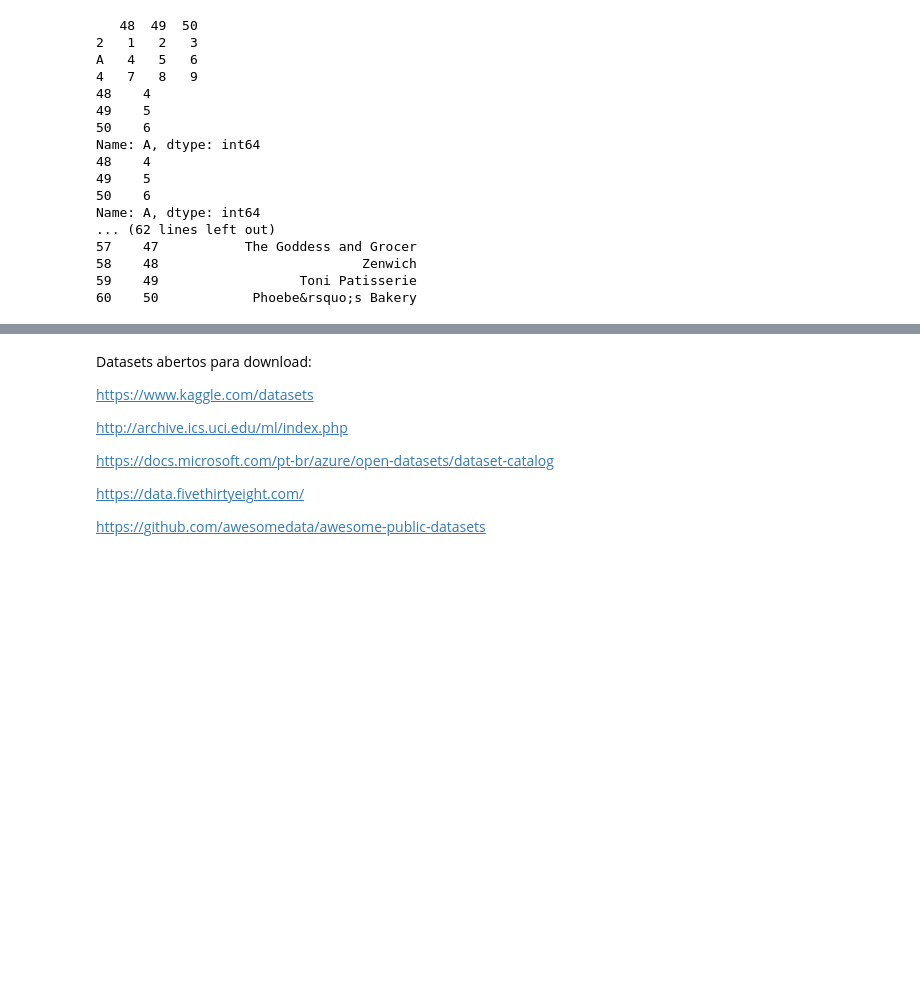
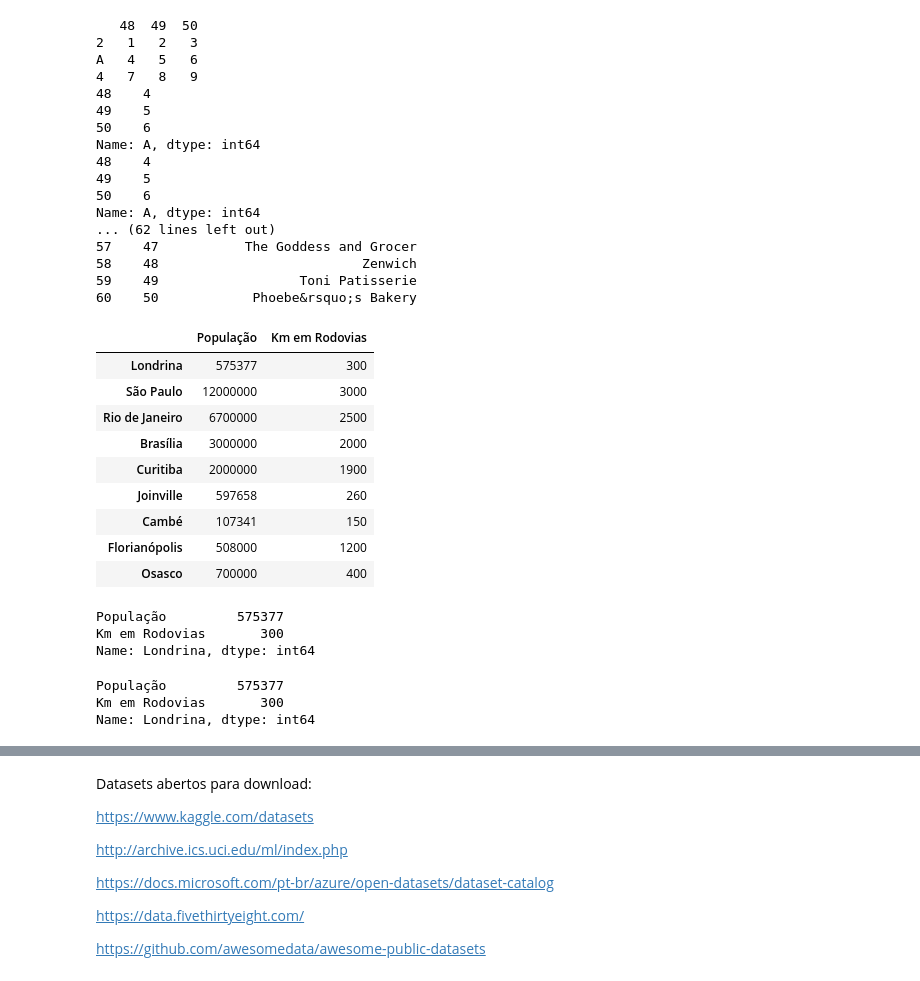
Before and after one commit to fernandonakagawa/Python_TCS_100h, a Jupyter notebook: Python_para_Data_Science_Q_Python_TCS_100h.ipynb, the cells around one changed output, grey strips where cells are left out. Drawn from its saved outputs; the diff is of its cells as text; code cells hidden in the pictures; blank space fills up the shorter version.

```diff
--- a/Python_para_Data_Science_Q_Python_TCS_100h.ipynb
+++ b/Python_para_Data_Science_Q_Python_TCS_100h.ipynb
@@ -1432,3 +1463,36 @@ Name: A, dtype: int64
 58    48                          Zenwich
 59    49                  Toni Patisserie
 60    50            Phoebe&rsquo;s Bakery
+# %%
+import pandas as pd
+cidades_dict = {'Londrina': [575377, 300], 'São Paulo': [12000000, 3000],
+                'Rio de Janeiro': [6700000, 2500], 'Brasília': [3000000, 2000],
+                'Curitiba': [2000000, 1900], 'Joinville': [597658, 260], 'Cambé': [107341,150],
+                'Florianópolis': [508000, 1200], 'Osasco': [700000, 400]}
+
+df_cidades = pd.DataFrame(cidades_dict).transpose()
+df_cidades.rename(columns={0:"População", 1:"Km em Rodovias"}, inplace = True)
+df_cidades
+# %% [output]
+|  | População | Km em Rodovias |
+| Londrina | 575377 | 300 |
+| São Paulo | 12000000 | 3000 |
+| Rio de Janeiro | 6700000 | 2500 |
+| Brasília | 3000000 | 2000 |
+| Curitiba | 2000000 | 1900 |
+| Joinville | 597658 | 260 |
+| Cambé | 107341 | 150 |
+| Florianópolis | 508000 | 1200 |
+| Osasco | 700000 | 400 |
+# %%
+df_cidades.loc['Londrina']
+# %% [output]
+População         575377
+Km em Rodovias       300
+Name: Londrina, dtype: int64
+# %%
+df_cidades.iloc[0]
+# %% [output]
+População         575377
+Km em Rodovias       300
+Name: Londrina, dtype: int64
```
Also changed, not shown: parts of 16 cells of this notebook.
